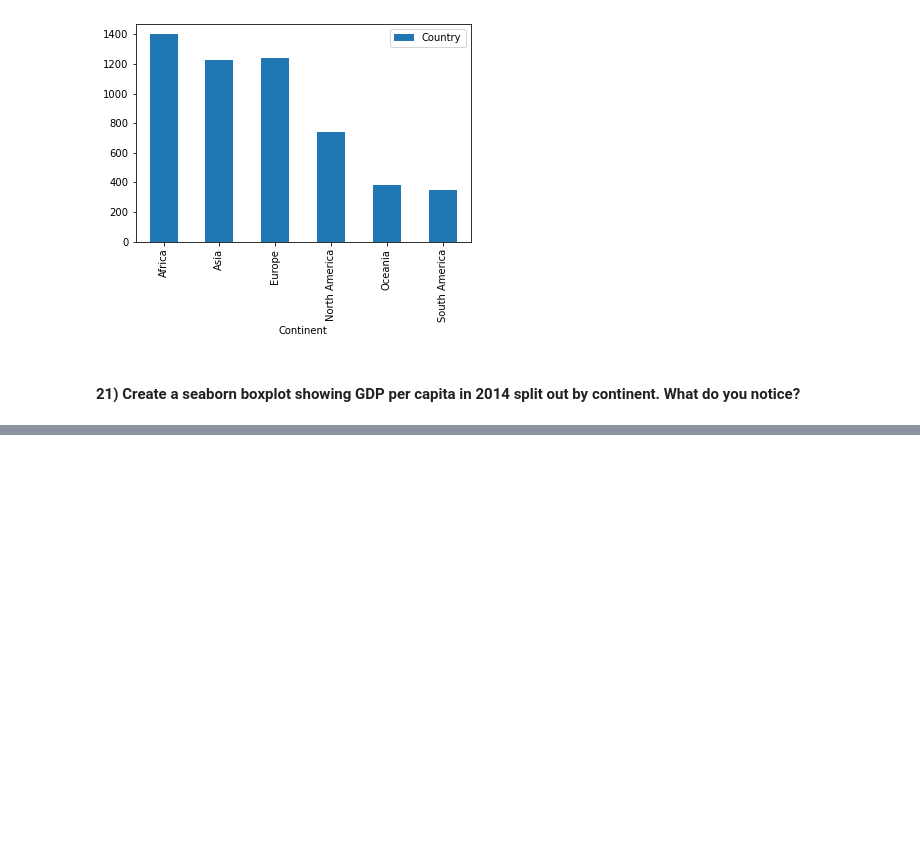
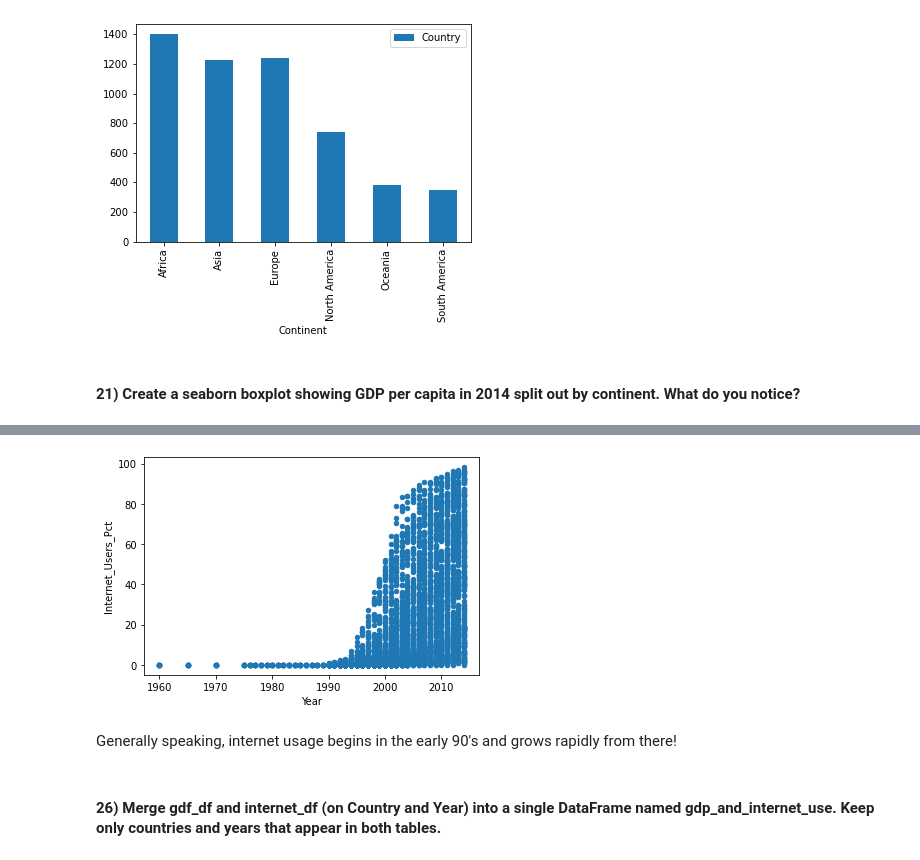
Before and after one commit to lordfrahnk/dq1-undata-lordfrahnk, a Jupyter notebook: notebooks/UN_Data_Exploration.ipynb, the cells around one changed output, grey strips where cells are left out. Cells and saved outputs as stored; diff of their text form; code cells hidden in the pictures; blank space fills up the shorter version.

```diff
--- a/notebooks/UN_Data_Exploration.ipynb
+++ b/notebooks/UN_Data_Exploration.ipynb
@@ -380,0 +401,4 @@ gdp_df.groupby('Continent').agg({'Country':'count'}).plot(kind='bar')
+# %%
+internet_df = internet_df.drop(columns = 'Value Footnotes')
+# %%
+internet_df.columns = ['Country', 'Year', 'Internet_Users_Pct']
@@ -380,0 +447,8 @@ gdp_df.groupby('Continent').agg({'Country':'count'}).plot(kind='bar')
+# %%
+internet_df.plot.scatter(x = 'Year', y = 'Internet_Users_Pct');
+# %% [output]
+[figure, added]
+# %% [markdown]
+Generally speaking, internet usage begins in the early 90's and grows rapidly from there!
+# %% [markdown]
+#### 26) Merge gdf_df and internet_df (on Country and Year) into a single DataFrame named gdp_and_internet_use. Keep only countries and years that appear in both tables.
```
Also changed, not shown: parts of 38 cells of this notebook.
